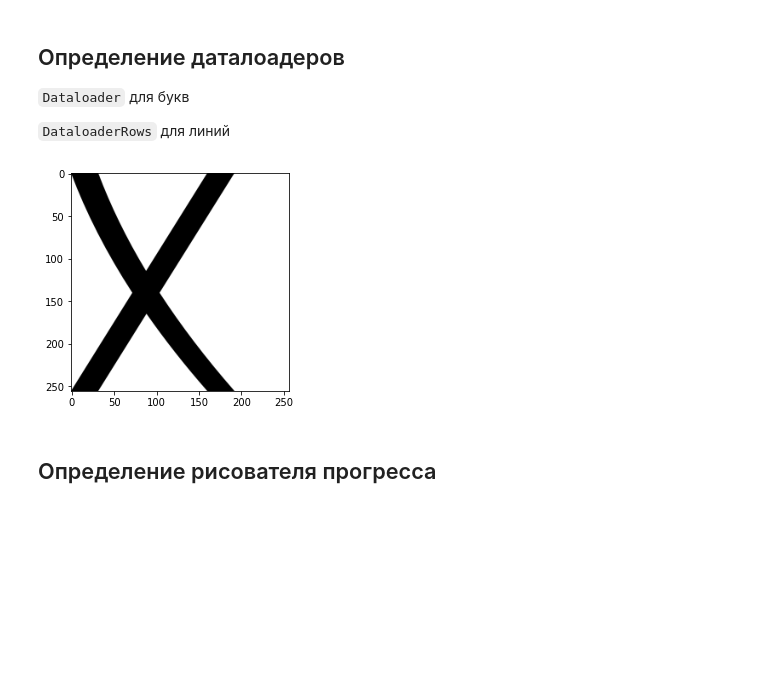
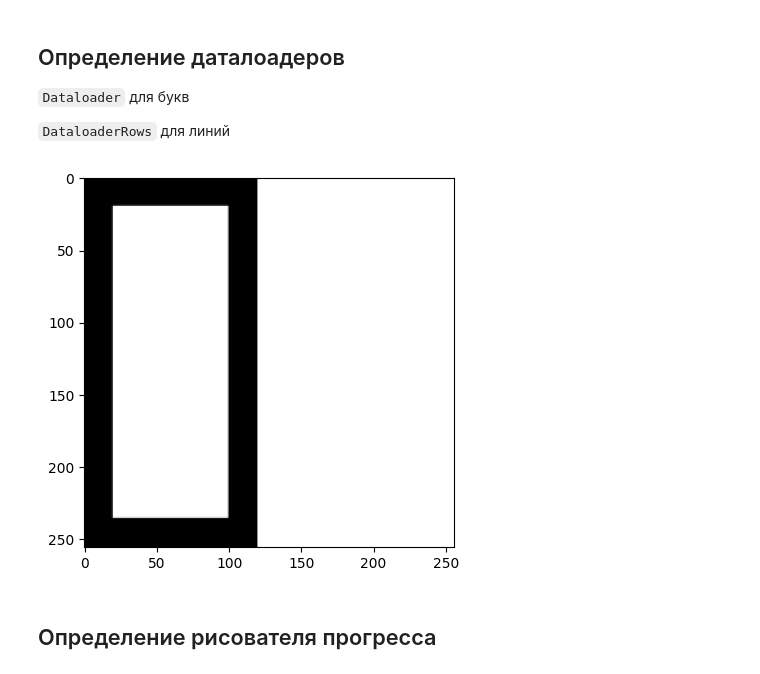
Before and after one commit to flydzen/diploma, a Jupyter notebook: main_difuse.ipynb, the cells around one changed output. Cells and saved outputs as stored; diff of their text form; code cells hidden in the pictures; blank space fills up the shorter version.

```diff
--- a/main_difuse.ipynb
+++ b/main_difuse.ipynb
@@ -153,10 +160,10 @@ def show_sampled(x: np.ndarray):
     img = mpimg.imread('imgs/tmp.png')
     plt.imshow(img)
 # %%
-save_sampled(dataloader.x_test[0], 'test_print.svg')
-show_sampled(dataloader.x_test[0])
+save_sampled(dataloader.x_test[1], 'test_print.svg')
+show_sampled(dataloader.x_test[1])
 # %% [output]
-[figure, old version]
+[figure, new version]
 # %% [markdown]
 ## Определение рисователя прогресса
 # %%
```
Also changed, not shown: parts of 26 cells of this notebook, 1 other file.
